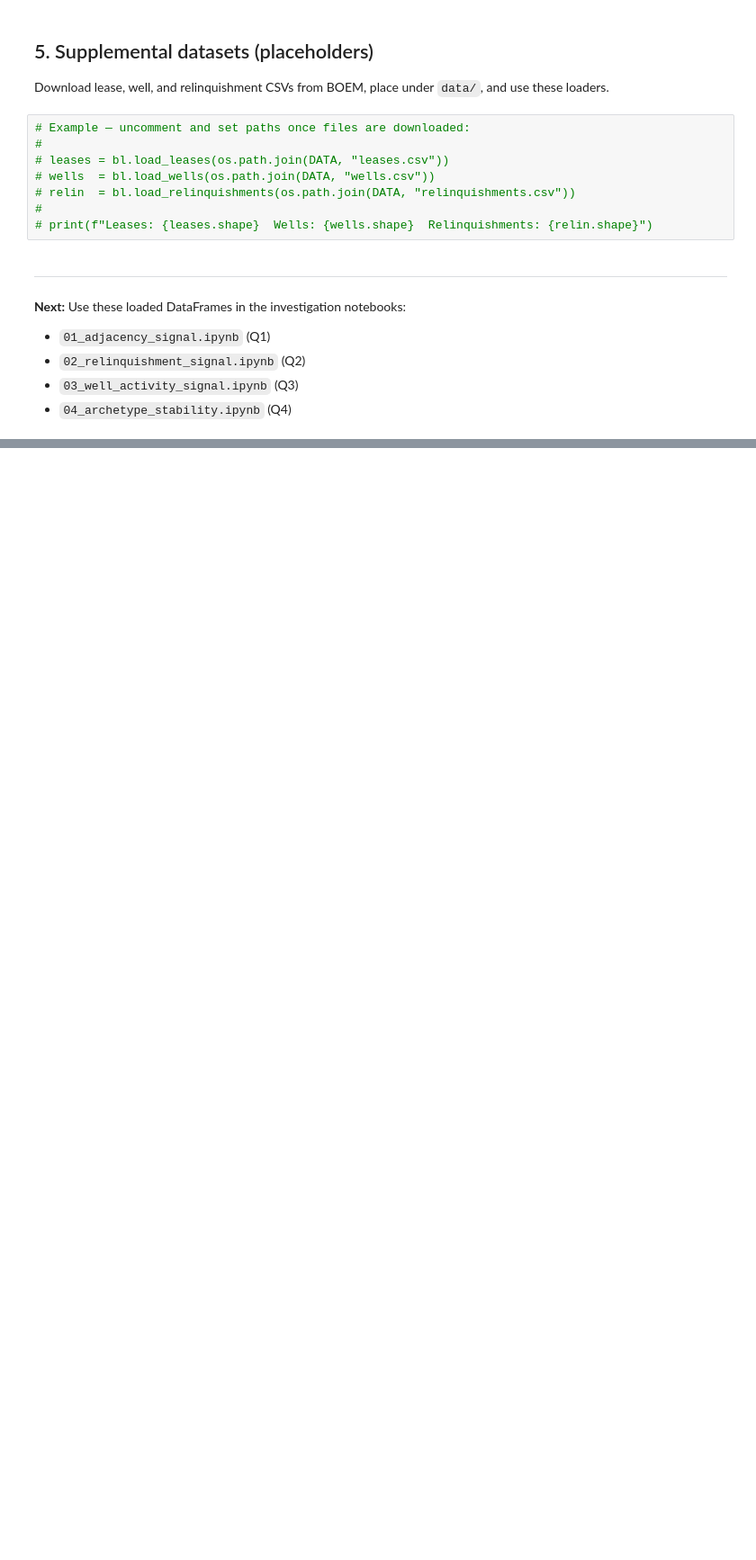
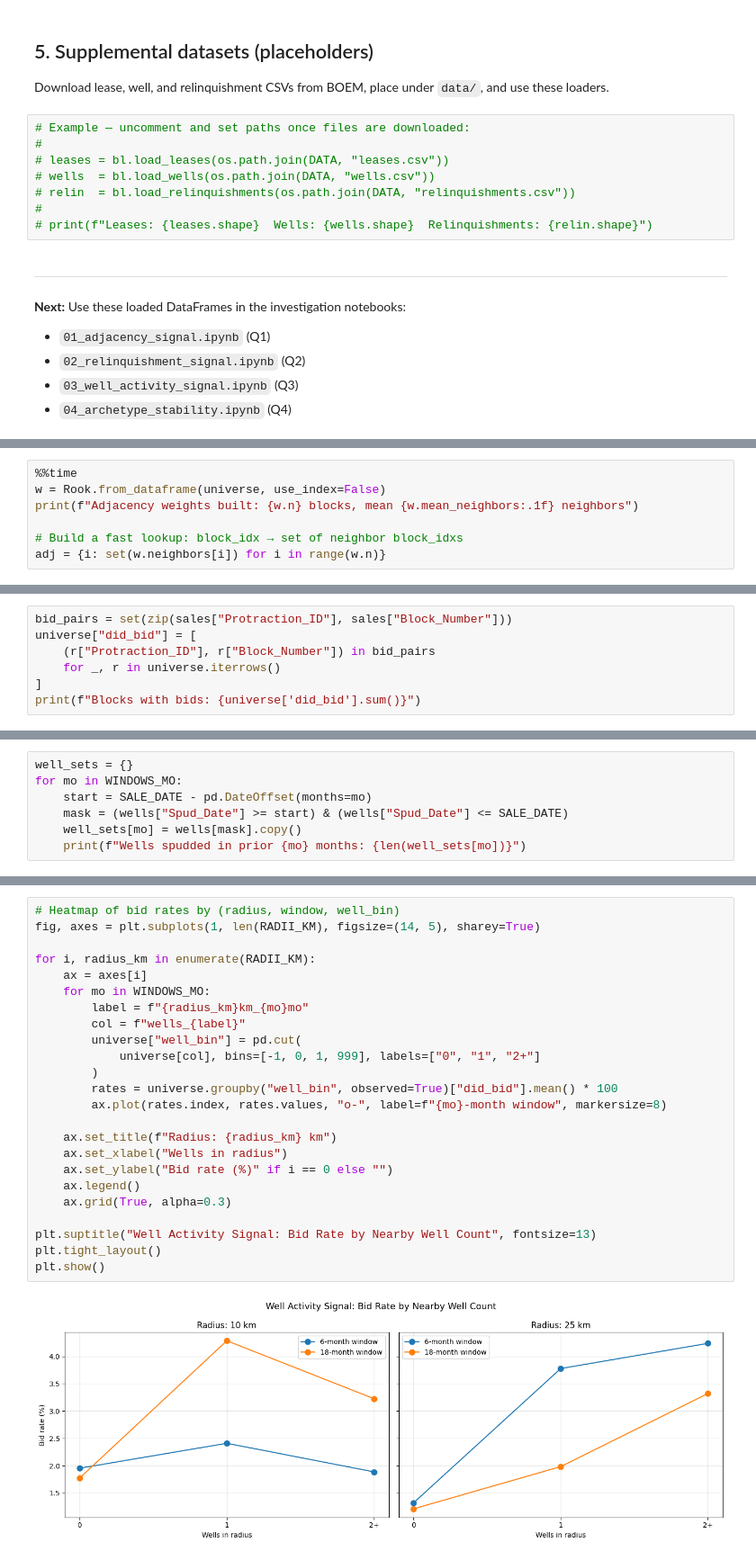
Before and after one commit to nsuurmey/block-party, a Jupyter notebook: mvp0/notebooks/00_data_loading.ipynb, the cells around one changed output, grey strips where cells are left out. Shown at 90% size. Cells and saved outputs as stored; diff of their text form; blank space fills up the shorter version.

```diff
--- a/mvp0/notebooks/00_data_loading.ipynb
+++ b/mvp0/notebooks/00_data_loading.ipynb
@@ -172,0 +418,7 @@ Download lease, well, and relinquishment CSVs from BOEM, place under `data/`, an
+# %%
+%%time
+w = Rook.from_dataframe(universe, use_index=False)
+print(f"Adjacency weights built: {w.n} blocks, mean {w.mean_neighbors:.1f} neighbors")
+
+# Build a fast lookup: block_idx → set of neighbor block_idxs
+adj = {i: set(w.neighbors[i]) for i in range(w.n)}
@@ -172,0 +654,7 @@ Download lease, well, and relinquishment CSVs from BOEM, place under `data/`, an
+# %%
+bid_pairs = set(zip(sales["Protraction_ID"], sales["Block_Number"]))
+universe["did_bid"] = [
+    (r["Protraction_ID"], r["Block_Number"]) in bid_pairs
+    for _, r in universe.iterrows()
+]
+print(f"Blocks with bids: {universe['did_bid'].sum()}")
@@ -172,0 +861,7 @@ Download lease, well, and relinquishment CSVs from BOEM, place under `data/`, an
+# %%
+well_sets = {}
+for mo in WINDOWS_MO:
+    start = SALE_DATE - pd.DateOffset(months=mo)
+    mask = (wells["Spud_Date"] >= start) & (wells["Spud_Date"] <= SALE_DATE)
+    well_sets[mo] = wells[mask].copy()
+    print(f"Wells spudded in prior {mo} months: {len(well_sets[mo])}")
@@ -172,0 +988,26 @@ Download lease, well, and relinquishment CSVs from BOEM, place under `data/`, an
+# %%
+# Heatmap of bid rates by (radius, window, well_bin)
+fig, axes = plt.subplots(1, len(RADII_KM), figsize=(14, 5), sharey=True)
+
+for i, radius_km in enumerate(RADII_KM):
+    ax = axes[i]
+    for mo in WINDOWS_MO:
+        label = f"{radius_km}km_{mo}mo"
+        col = f"wells_{label}"
+        universe["well_bin"] = pd.cut(
+            universe[col], bins=[-1, 0, 1, 999], labels=["0", "1", "2+"]
+        )
+        rates = universe.groupby("well_bin", observed=True)["did_bid"].mean() * 100
+        ax.plot(rates.index, rates.values, "o-", label=f"{mo}-month window", markersize=8)
+
+    ax.set_title(f"Radius: {radius_km} km")
+    ax.set_xlabel("Wells in radius")
+    ax.set_ylabel("Bid rate (%)" if i == 0 else "")
+    ax.legend()
+    ax.grid(True, alpha=0.3)
+
+plt.suptitle("Well Activity Signal: Bid Rate by Nearby Well Count", fontsize=13)
+plt.tight_layout()
+plt.show()
+# %% [output]
+[figure, added]
```
Also changed, not shown: parts of 61 cells of this notebook.
